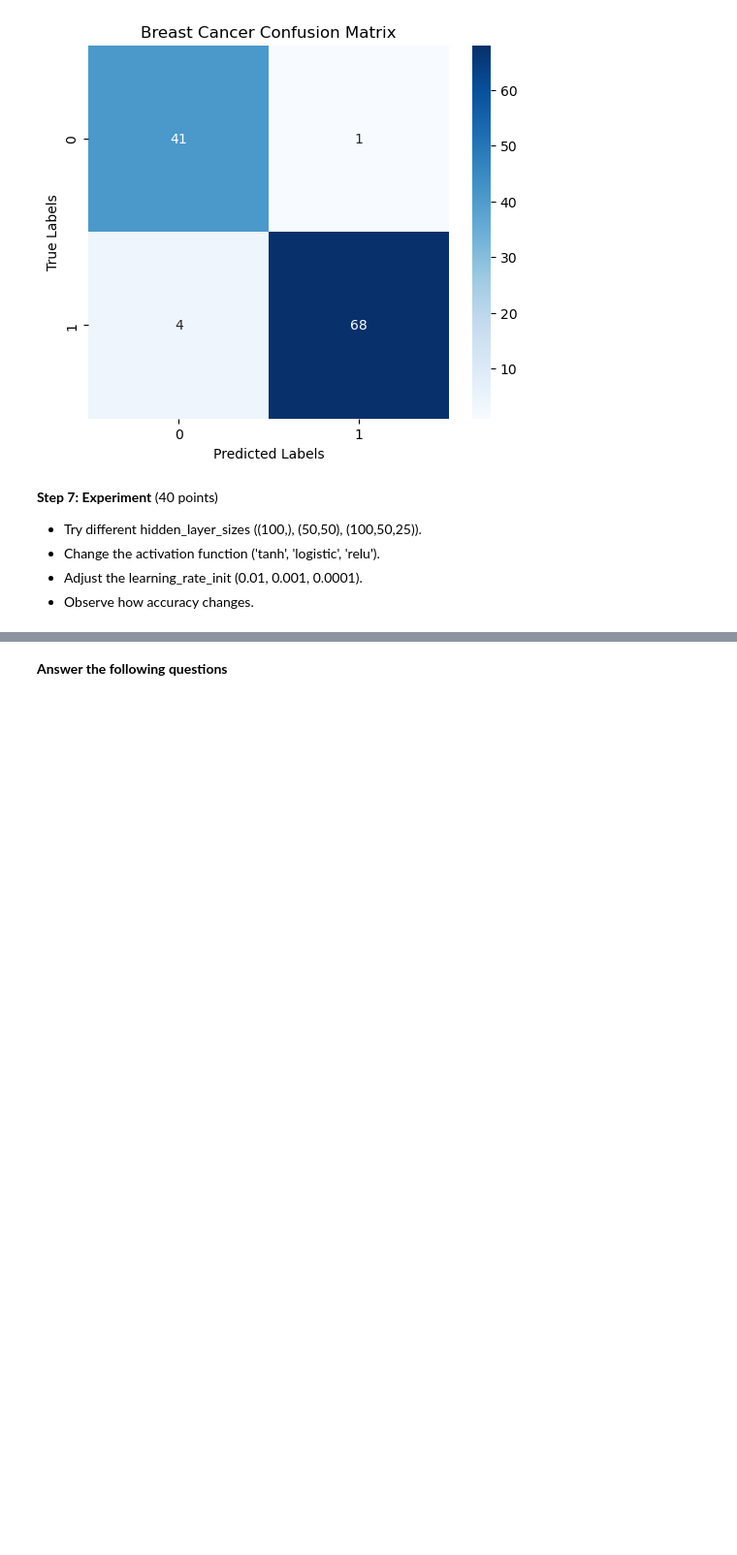
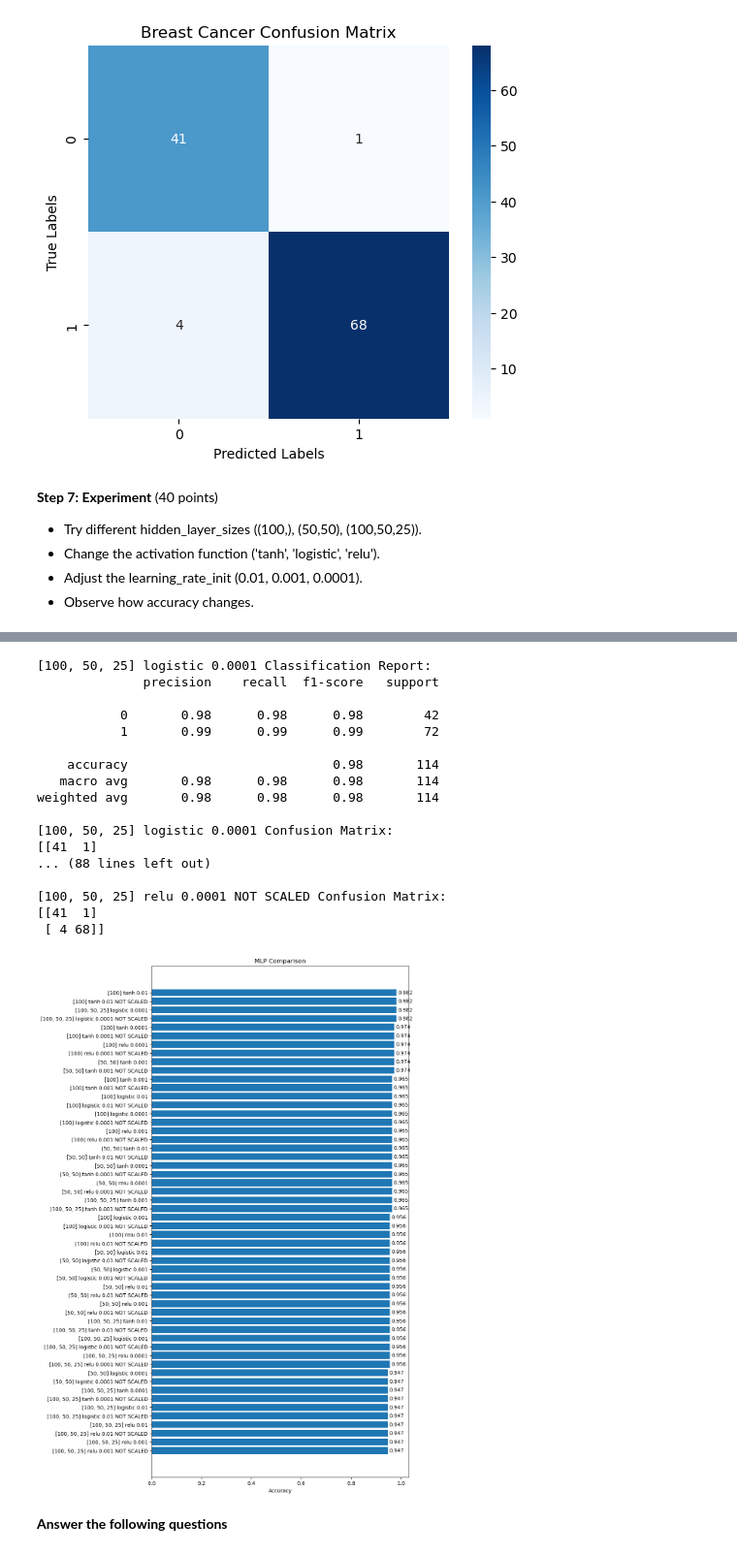
Before and after one commit to RpnAndri/cs180, a Jupyter notebook: ME2/CS_180_ME2_MLP.ipynb, the cells around one changed output, grey strips where cells are left out. Shown at 97% size. Cells and saved outputs as stored; diff of their text form; code cells hidden in the pictures; blank space fills up the shorter version.

```diff
--- a/ME2/CS_180_ME2_MLP.ipynb
+++ b/ME2/CS_180_ME2_MLP.ipynb
@@ -55,5 +55,13 @@ X_train, X_test, y_train, y_test = train_test_split(
 MLPs are sensitive to feature scaling, so we standardize the dataset.
 # %%
 scaler = StandardScaler()
+
+import copy
+X_train_not_scaled = copy.deepcopy(X_train)
+X_test_not_scaled = copy.deepcopy(X_test)
+
 X_train = scaler.fit_transform(X_train)
 X_test = scaler.transform(X_test)
+print(id(X_train_not_scaled), id(X_train))
+print(X_train)
+print(X_train_not_scaled)
@@ -151,6 +177,9 @@ learning_rate = [
     0.0001
 ]
 
+from sklearn.metrics import accuracy_score
+results = []
+
 for h in hidden_layers:
     for a in activation_functions:
         for l in learning_rate:
@@ -158,13 +187,54 @@ for h in hidden_layers:
                 hidden_layer_sizes=h,
                 activation=a,
                 solver='adam',
+                learning_rate_init=l,
                 max_iter=500,
                 random_state=42
             )
 
             mlp_experiment.fit(X_train, y_train)
+
+            mlp_experiment_not_scaled = MLPClassifier(
+                hidden_layer_sizes=h,
+                activation=a,
+                solver='adam',
+                learning_rate_init=l,
+                max_iter=500,
+                random_state=42
+            )
+            mlp_experiment_not_scaled.fit(X_train_not_scaled, y_train)
+
             name = "{hidden_layer} {activation_function} {learning_rate}".format(hidden_layer=h, activation_function=a, learning_rate=l)
             evaluate(mlp_experiment, name)
+            evaluate(mlp_experiment_not_scaled, name+" NOT SCALED")
+
+            y_pred = mlp_experiment.predict(X_test)
+            y_pred_not_scaled = mlp_experiment_not_scaled.predict(X_test_not_scaled)
+            acc = accuracy_score(y_test, y_pred)
+            acc_not_scaled = accuracy_score(y_test, y_pred_not_scaled)
+
+            results.append((name, acc))
+            results.append((name+" NOT SCALED", acc_not_scaled))
+
+results = sorted(results, key=lambda x: x[1], reverse=True)
+
+names = [r[0] for r in results]
+scores = [r[1] for r in results]
+
+plt.figure(figsize=(9, 18))
+plt.barh(names, scores)
+
+plt.xlabel("Accuracy")
+plt.title("MLP Comparison")
+
+# Best model on top
+plt.gca().invert_yaxis()
+
+# Show values
+for i, v in enumerate(scores):
+    plt.text(v + 0.005, i, f"{v:.3f}", va='center')
+
+plt.show()
 # %% [output]
 [100] tanh 0.01 Classification Report:
               precision    recall  f1-score   support
@@ -186,3 +307,21 @@ weighted avg       0.97      0.96      0.97       114
+[100, 50, 25] logistic 0.0001 Classification Report:
+              precision    recall  f1-score   support
+
+           0       0.98      0.98      0.98        42
+           1       0.99      0.99      0.99        72
+
+    accuracy                           0.98       114
+   macro avg       0.98      0.98      0.98       114
+weighted avg       0.98      0.98      0.98       114
+
+[100, 50, 25] logistic 0.0001 Confusion Matrix:
+[[41  1]
+... (88 lines left out)
+
+[100, 50, 25] relu 0.0001 NOT SCALED Confusion Matrix:
+[[41  1]
+ [ 4 68]]
+[figure, added]
 # %% [markdown]
 **Answer the following questions**
 # %% [markdown]
```
Also changed, not shown: parts of 6 cells of this notebook.
